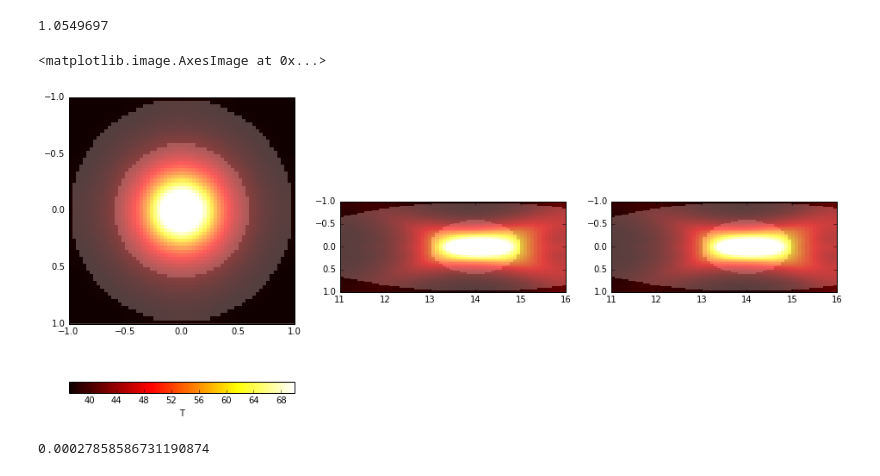
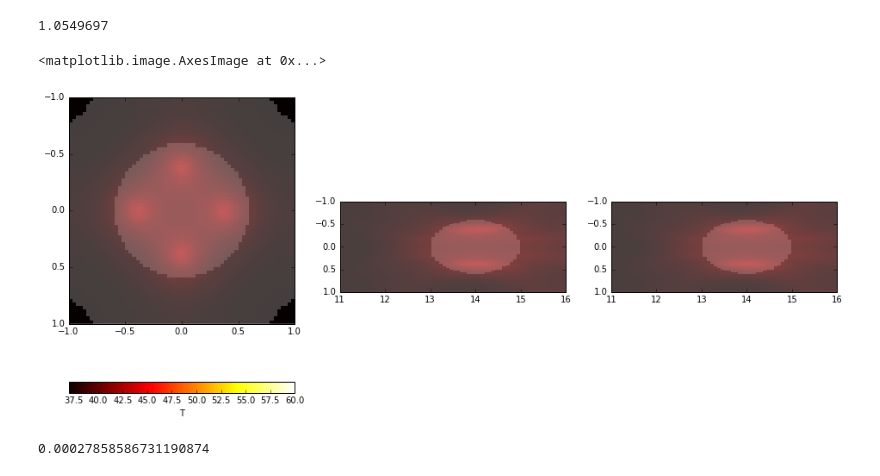
Before and after one commit to vlchaplin/fus_thermalmodelling, a Jupyter notebook: Cuda_ThermalFocusOptimization.ipynb, the cells around one changed output. Saved outputs shown, nothing was run; the diff lists cells and outputs as text; code cells hidden in the pictures.

```diff
--- a/Cuda_ThermalFocusOptimization.ipynb
+++ b/Cuda_ThermalFocusOptimization.ipynb
@@ -148,10 +148,11 @@ def roiGen(focalPattern, isContainedFunc):
 
 nfociList = [2,3,4,5,6,7]
 nfociList = [1,2,3,4,5,6,7,8,9,10]
-#nfociList = [1,3,5]
+nfociList = [1,8]
 nftrials = len(nfociList)
 
-diamList= (np.arange(0.001,0.01001,0.00025))
+diamList=[ 0.008]
+#diamList= (np.arange(0.001,0.01001,0.00025))
 #diamList=np.array([0.001, 0.0045])
 
 ndtrials=len(diamList)
@@ -227,8 +208,8 @@ P1 = transducers.calc_pressure_field_cuda(k0, uxyz, unvecs, uamp, xrp, yrp, zrp,
 # %%
 #PBHE_CUDA.Create_Global_GPU_Session32(*T4d.shape)
 #PBHE_CUDA.Create_Global_GPU_Session64(*T4d.shape)
-sonication_time=15.0
-alpha=3.0
+sonication_time=30.0
+alpha=1.0
 for mi in range(0,nftrials):
     M = nfociList[mi]
     print('#nfoc=',M,flush=True)
@@ -637,7 +606,7 @@ T4d[0][:] = T0
 CEMfinal[:] = 0
 Tmax[:] = 0
 
-(duration,Tmax, ROION, ROIOFF, ROIEXTRA) = execute_sim(4,0.004,sonication_time=60,Tmax=Tmax,alpha=3.0)
+(duration,Tmax, ROION, ROIOFF, ROIEXTRA) = execute_sim(4,0.008,sonication_time=40,Tmax=Tmax,alpha=1.0)
 
 PBHE_CUDA.ResetGPU()
 # %%
@@ -649,27 +618,27 @@ np.mean(Tmax[ROION]) / np.mean(Tmax[ROIOFF])
 # %%
 plt.figure(figsize=(16,8))
 plt.subplot(131)
 xy=list(map( lambda x: 100*x,[yrp[0],yrp[-1],xrp[-1],xrp[0]]))
-plt.imshow( Tmax[:,:,focplaneZpix] , extent=xy, vmin=37,vmax=70,cmap=image.cm.hot, interpolation='none')
+plt.imshow( Tmax[:,:,focplaneZpix] , extent=xy, vmin=37,vmax=60,cmap=image.cm.hot, interpolation='none')
 plt.colorbar(orientation='horizontal',label='T')
 plt.imshow( ROION[:,:,focplaneZpix] , extent=xy, vmin=0,vmax=1,cmap=image.cm.gray,alpha=0.15, interpolation='none')
 plt.imshow( ROIEXTRA[:,:,focplaneZpix] , extent=xy, vmin=0,vmax=1,cmap=image.cm.gray,alpha=0.25, interpolation='none')
 #plt.colorbar(orientation='horizontal',label='T')
 plt.subplot(132)
 yz=list(map( lambda x: 100*x,[zrp[0],zrp[-1],yrp[-1],yrp[0]]))
 i=floor(Nx/2)
-plt.imshow( Tmax[i,:,:] , extent=yz, vmin=37,vmax=70,cmap=image.cm.hot, interpolation='none')
+plt.imshow( Tmax[i,:,:] , extent=yz, vmin=37,vmax=60,cmap=image.cm.hot, interpolation='none')
 plt.imshow( ROION[i,:,:] , extent=yz, vmin=0,vmax=1,cmap=image.cm.gray,alpha=0.15, interpolation='none')
 plt.imshow( ROIEXTRA[i,:,:] , extent=yz, vmin=0,vmax=1,cmap=image.cm.gray,alpha=0.25, interpolation='none')
 plt.subplot(133)
 xz=list(map( lambda x: 100*x,[zrp[0],zrp[-1],xrp[-1],xrp[0]]))
 j=floor(Ny/2)
-plt.imshow( Tmax[:,j,:] , extent=xz, vmin=37,vmax=70,cmap=image.cm.hot, interpolation='none')
+plt.imshow( Tmax[:,j,:] , extent=xz, vmin=37,vmax=60,cmap=image.cm.hot, interpolation='none')
 plt.imshow( ROION[:,j,:] , extent=xz, vmin=0,vmax=1,cmap=image.cm.gray,alpha=0.15, interpolation='none')
 plt.imshow( ROIEXTRA[:,j,:] , extent=xz, vmin=0,vmax=1,cmap=image.cm.gray,alpha=0.25, interpolation='none')
 # %% [output]
 <matplotlib.image.AxesImage at 0x...>
-[figure, old version]
+[figure, new version]
 # %%
 TWcentroid=list(map(np.sum, [Tmax/np.sum(Tmax)*gxp, Tmax/np.sum(Tmax)*gyp, Tmax/np.sum(Tmax)*gzp] ))
 TWm1=np.sum( Tmax/np.sum(Tmax)*np.sqrt((gxp-TWcentroid[0])**2 + (gyp-TWcentroid[1])**2 + (gzp-TWcentroid[2])**2)  )
```
Also changed, not shown: parts of 2 cells of this notebook, 2 other files.
